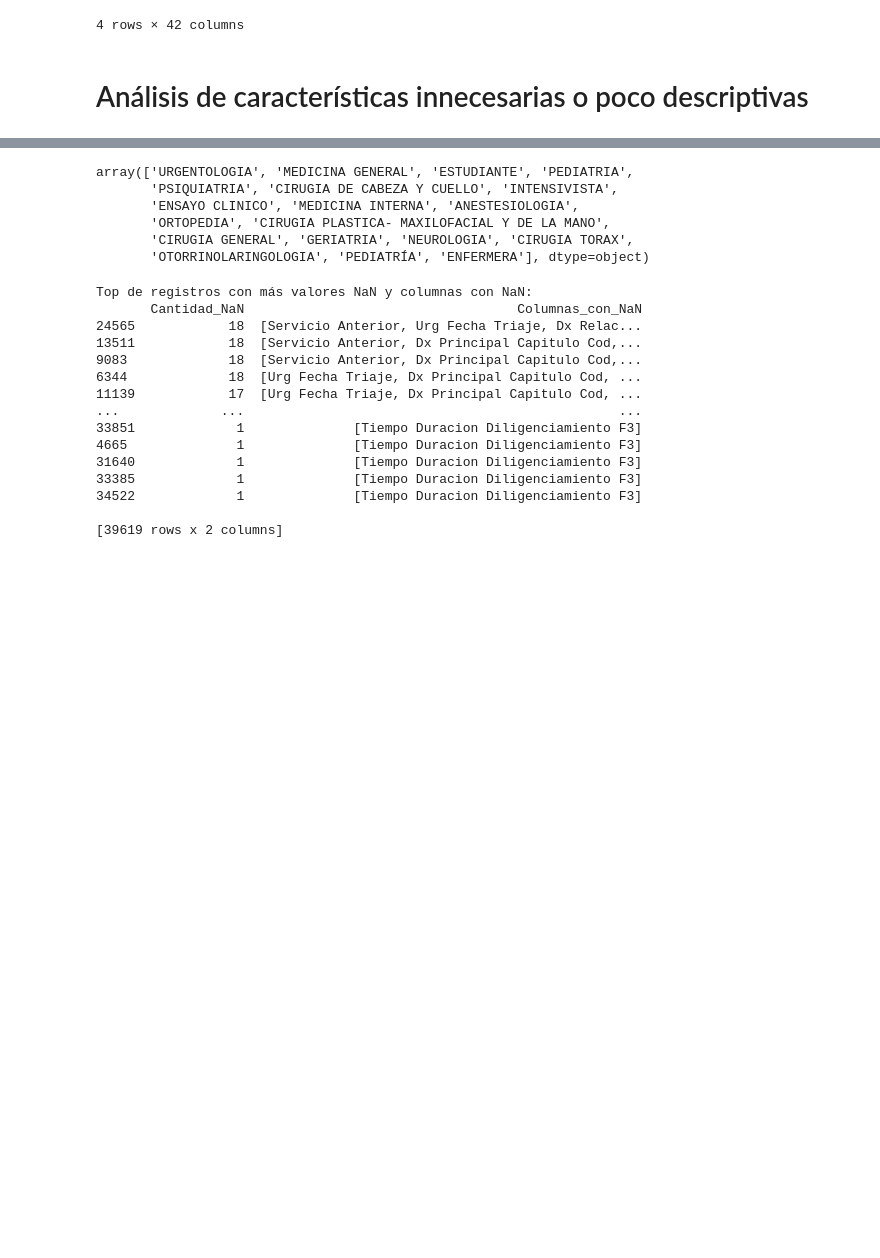
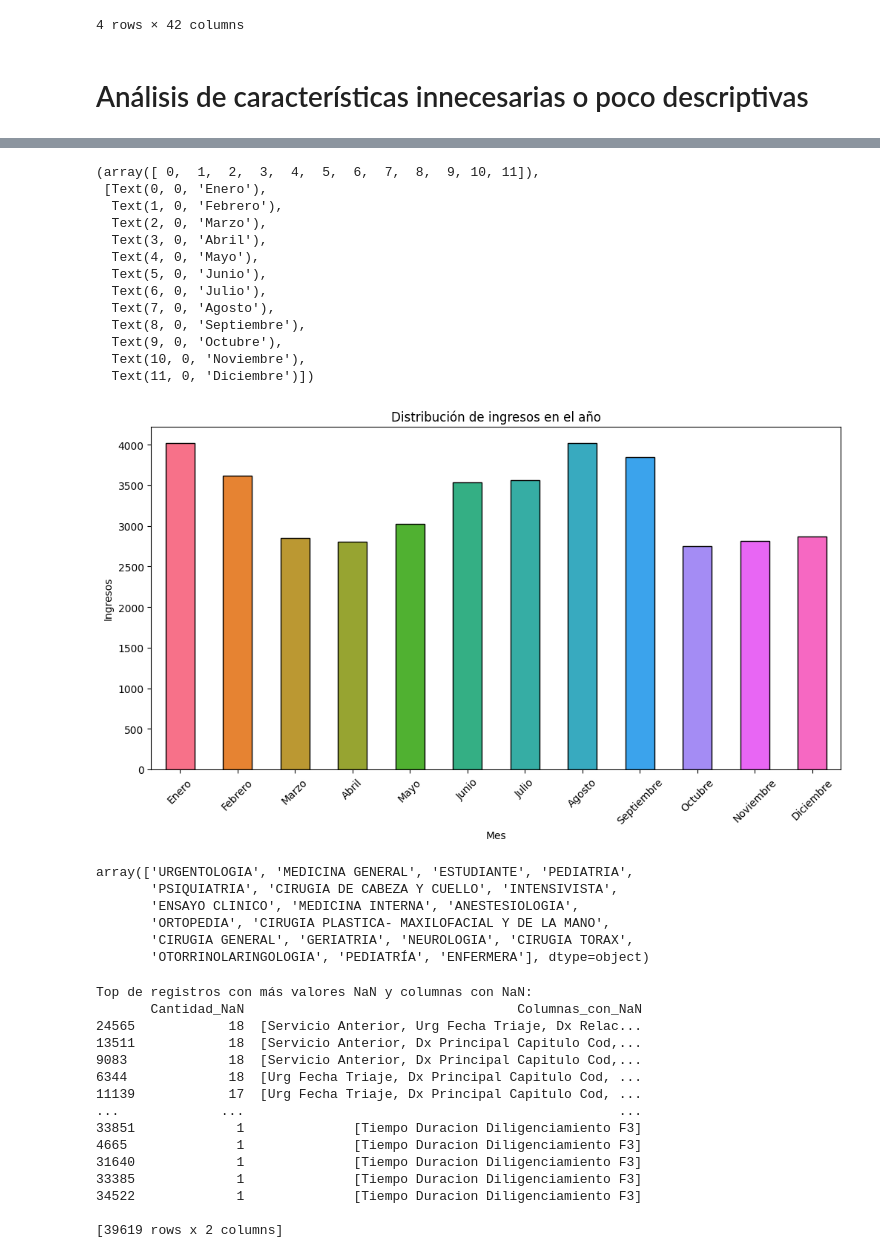
Before and after one commit to santiagogonzalezc/Final_project_ML, a Jupyter notebook: EDA.ipynb, the cells around one changed output, grey strips where cells are left out. Cells and saved outputs as stored; diff of their text form; code cells hidden in the pictures; blank space fills up the shorter version.

```diff
--- a/EDA.ipynb
+++ b/EDA.ipynb
@@ -128,3 +180,23 @@ data
+# %%
+
+
+month_counts.plot(kind='bar', color=palette, edgecolor='black')
+plt.xticks(range(len(months_order)), months_order, rotation=45)
+# %% [output]
+(array([ 0,  1,  2,  3,  4,  5,  6,  7,  8,  9, 10, 11]),
+ [Text(0, 0, 'Enero'),
+  Text(1, 0, 'Febrero'),
+  Text(2, 0, 'Marzo'),
+  Text(3, 0, 'Abril'),
+  Text(4, 0, 'Mayo'),
+  Text(5, 0, 'Junio'),
+  Text(6, 0, 'Julio'),
+  Text(7, 0, 'Agosto'),
+  Text(8, 0, 'Septiembre'),
+  Text(9, 0, 'Octubre'),
+  Text(10, 0, 'Noviembre'),
+  Text(11, 0, 'Diciembre')])
+[figure, added]
 # %%
 # Codificación de la variables sexo
 data_without_nro_atencion['Paciente Sexo'] = data_without_nro_atencion['Paciente Sexo'].map({'MASCULINO': 0, 'FEMENINO': 1})
```
Also changed, not shown: parts of 6 cells of this notebook, 1 other file.
